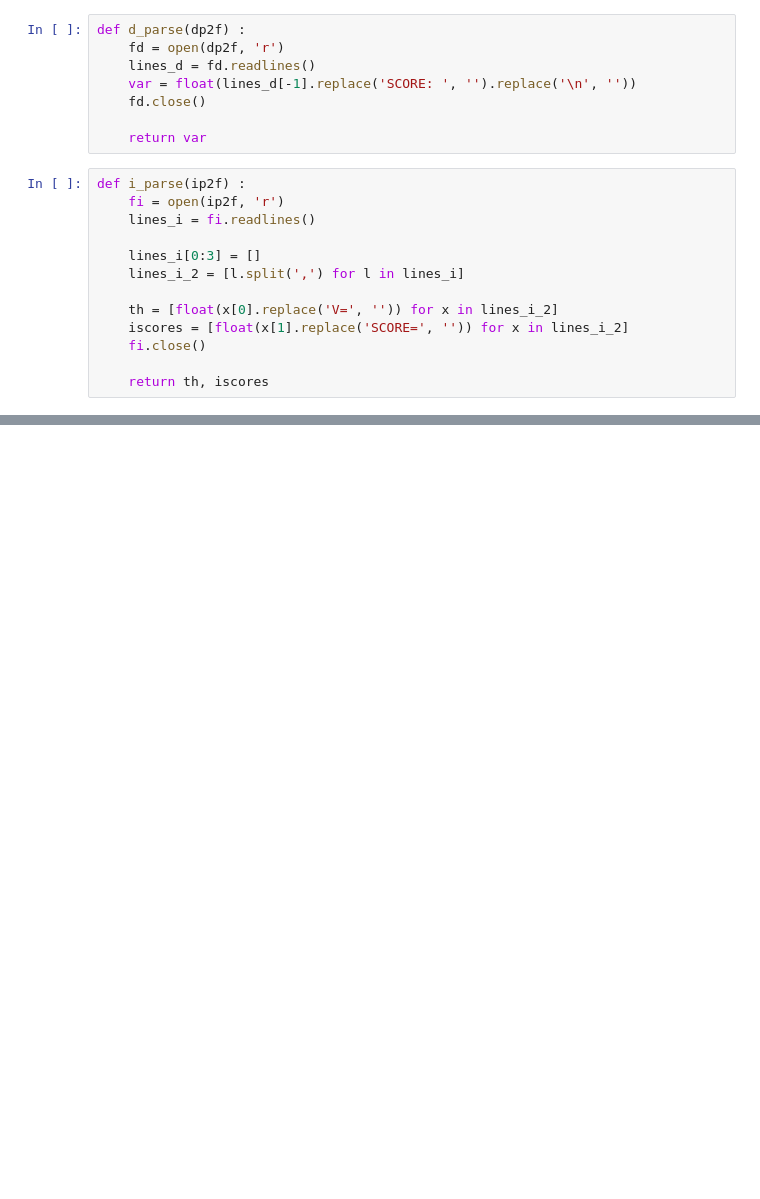
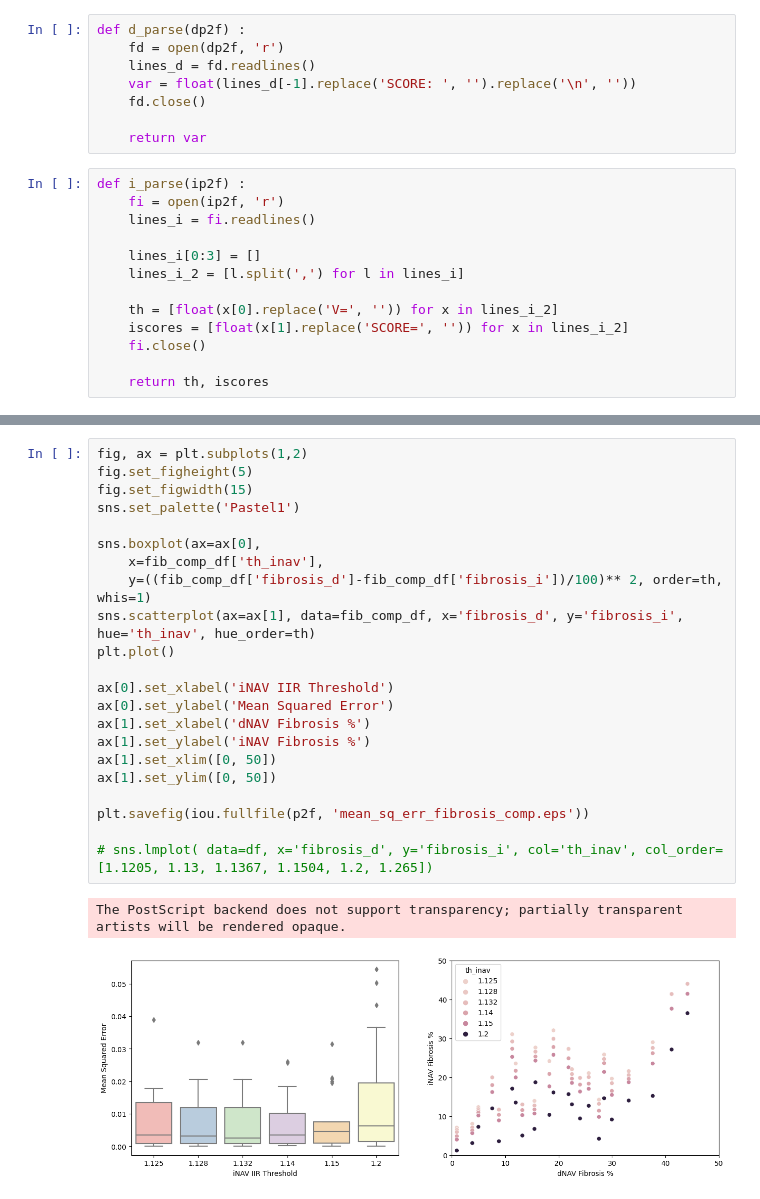
Before and after one commit to alonsoJASL/imatools, a Jupyter notebook: ipynb/df_test.ipynb, the cells around one changed output, grey strips where cells are left out. Drawn from its saved outputs; the diff is of its cells as text; blank space fills up the shorter version.

```diff
--- a/ipynb/df_test.ipynb
+++ b/ipynb/df_test.ipynb
@@ -652,0 +645,25 @@ for ix in range(len(th)) :
+# %%
+fig, ax = plt.subplots(1,2)
+fig.set_figheight(5)
+fig.set_figwidth(15)
+sns.set_palette('Pastel1')
+
+sns.boxplot(ax=ax[0],
+    x=fib_comp_df['th_inav'],
+    y=((fib_comp_df['fibrosis_d']-fib_comp_df['fibrosis_i'])/100)** 2, order=th, whis=1)
+sns.scatterplot(ax=ax[1], data=fib_comp_df, x='fibrosis_d', y='fibrosis_i', hue='th_inav', hue_order=th)
+plt.plot()
+
+ax[0].set_xlabel('iNAV IIR Threshold')
+ax[0].set_ylabel('Mean Squared Error')
+ax[1].set_xlabel('dNAV Fibrosis %')
+ax[1].set_ylabel('iNAV Fibrosis %')
+ax[1].set_xlim([0, 50])
+ax[1].set_ylim([0, 50])
+
+plt.savefig(iou.fullfile(p2f, 'mean_sq_err_fibrosis_comp.eps'))
+
+# sns.lmplot( data=df, x='fibrosis_d', y='fibrosis_i', col='th_inav', col_order=[1.1205, 1.13, 1.1367, 1.1504, 1.2, 1.265])
+# %% [output]
+The PostScript backend does not support transparency; partially transparent artists will be rendered opaque.
+[figure, added]
```
Also changed, not shown: parts of 2 cells of this notebook.
